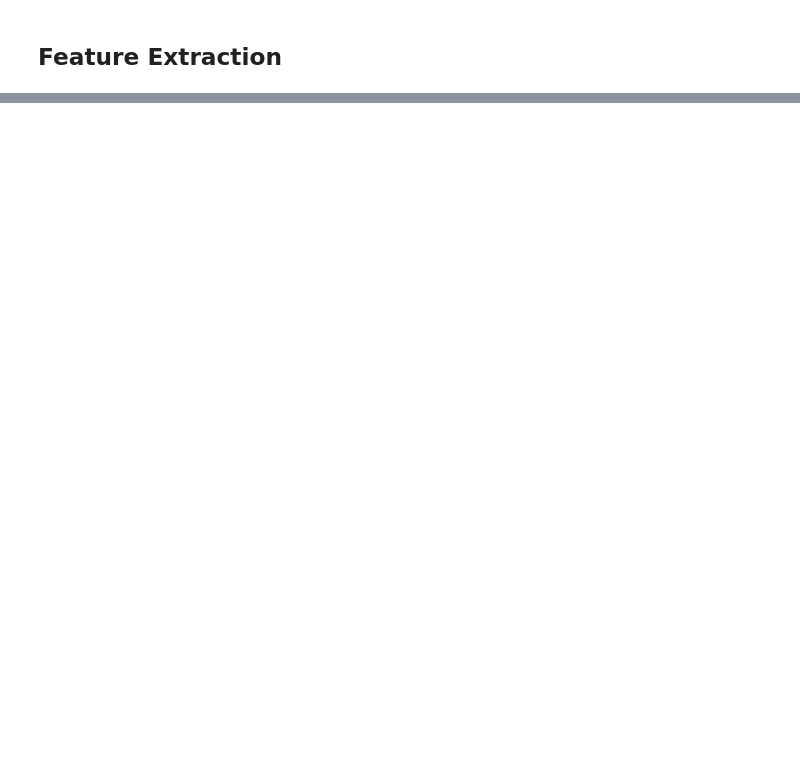
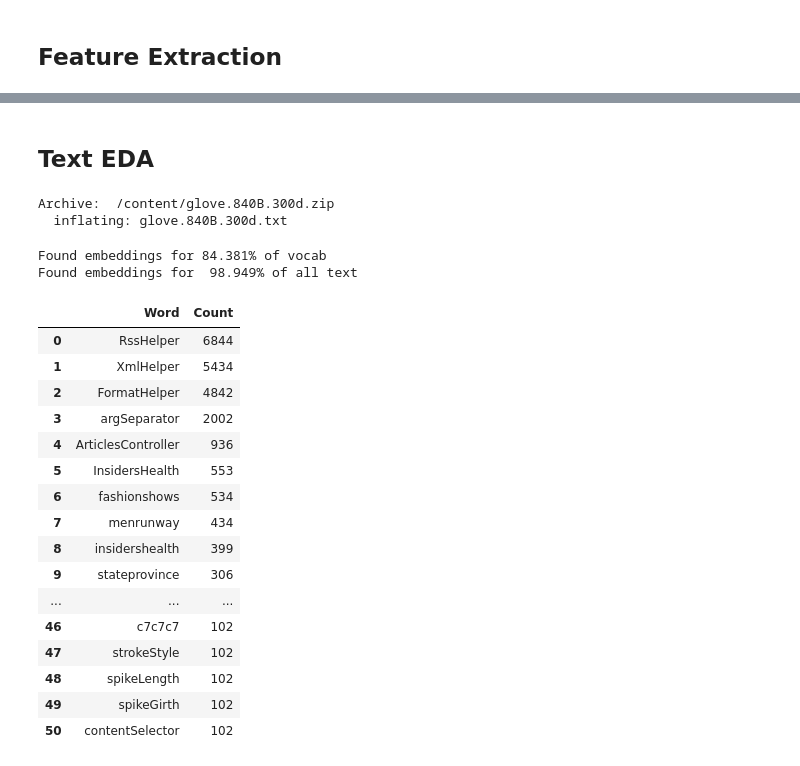
Before and after one commit to AmbiTyga/Task-Stylumia, a Jupyter notebook: EDA.ipynb, the cells around one changed output, grey strips where cells are left out. Cells and saved outputs as stored; diff of their text form; code cells hidden in the pictures; blank space fills up the shorter version.

```diff
--- a/EDA.ipynb
+++ b/EDA.ipynb
@@ -163,0 +271,2 @@ Everything is Ok
+# %% [markdown]
+## Text EDA
@@ -163,0 +361,34 @@ Everything is Ok
+# %%
+!unzip /content/glove.840B.300d.zip
+glove = load_embed("/content/glove.840B.300d.txt")
+# %% [output]
+Archive:  /content/glove.840B.300d.zip
+  inflating: glove.840B.300d.txt
+# %%
+final['raw_text'] = final['alchemy_category'] + ' ' + final['title'] + ' ' + final['body']
+# %%
+vocab = build_vocab(final['raw_text'])
+oov_glove = check_coverage(vocab, glove)
+# %% [output]
+Found embeddings for 84.381% of vocab
+Found embeddings for  98.949% of all text
+# %%
+oov_glove.query("Count>100")
+# %% [output]
+|  | Word | Count |
+| 0 | RssHelper | 6844 |
+| 1 | XmlHelper | 5434 |
+| 2 | FormatHelper | 4842 |
+| 3 | argSeparator | 2002 |
+| 4 | ArticlesController | 936 |
+| 5 | InsidersHealth | 553 |
+| 6 | fashionshows | 534 |
+| 7 | menrunway | 434 |
+| 8 | insidershealth | 399 |
+| 9 | stateprovince | 306 |
+| ... | ... | ... |
+| 46 | c7c7c7 | 102 |
+| 47 | strokeStyle | 102 |
+| 48 | spikeLength | 102 |
+| 49 | spikeGirth | 102 |
+| 50 | contentSelector | 102 |
```
Also changed, not shown: parts of 48 cells of this notebook.
